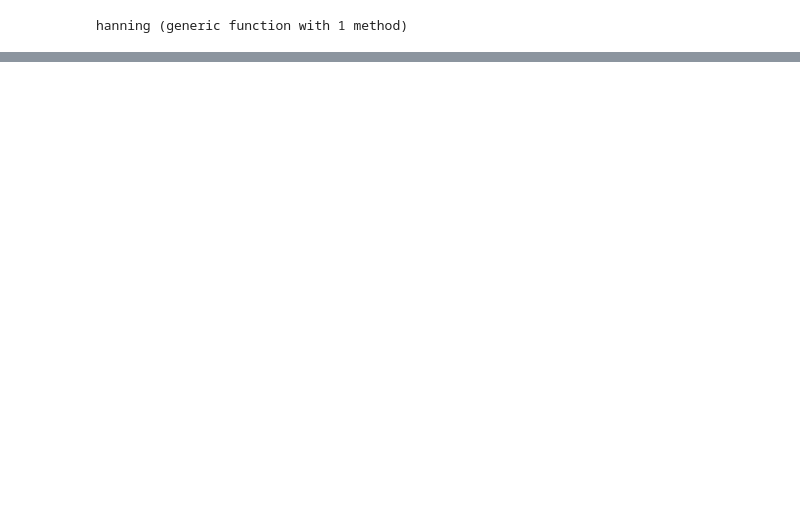
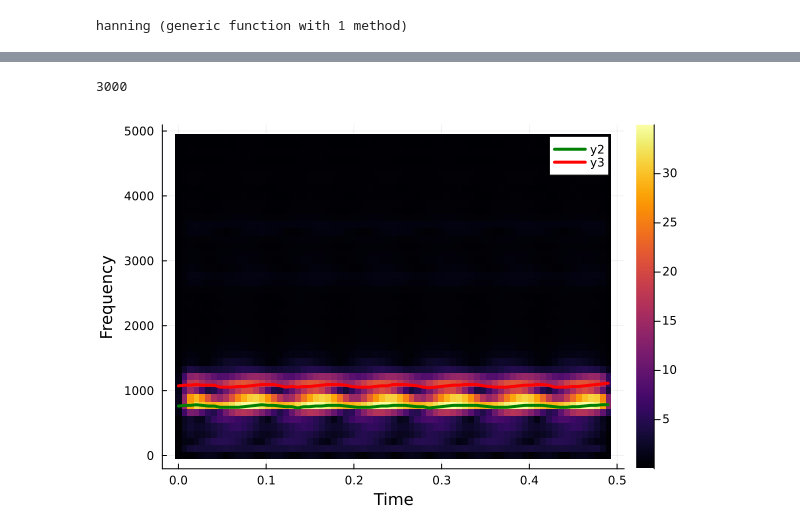
Before and after one commit to tschnoor/demonstration-notebooks, a Jupyter notebook: linear_makhoul_1975.ipynb, the cells around one changed output, grey strips where cells are left out. Saved outputs shown, nothing was run; the diff lists cells and outputs as text; code cells hidden in the pictures; blank space fills up the shorter version.

```diff
--- a/linear_makhoul_1975.ipynb
+++ b/linear_makhoul_1975.ipynb
@@ -45,15 +167,3 @@ for i in 1:num_windows
     windowed_signal = window .* hanning(window_size)
     push!(windows, windowed_signal)
 end
-# %%
-# Fuction for performing autocorrelation
-# Autocorrelation is basically a mathematical way of looking for repeating patterns in the signal
-# The function returns an array of autocorrelation values of length = order
-function autocorrelation(signal, p_order)
-    N = length(signal)
-    r = zeros(Float64, p_order + 1)
-    for k in 0:p_order # for every lag in order
-        r[k + 1] = sum(signal[1:N - k] .* signal[1 + k:N]) # sum the product of two different sections of the signal
-    end
-    return r
-end
@@ -110,0 +170,10 @@ println(s5)
+# %%
+f1 = []
+f2 = []
+window_size = 400
+overlap = 100
+order = 30
+n_freqs = 300
+formant_max = 3000
+# %% [output]
+3000
@@ -110,0 +207,49 @@ println(s5)
+# %%
+# signal, fs, b, opt = wavread("demo_data/aa_audio/audio_lpc_aa_fo160.wav")
+
+# Parameters for spectrogram
+# window_size = 400
+# overlap = 100
+
+function compute_spectrogram(signal, window_size, overlap)
+    num_windows = div(length(signal) - window_size, window_size - overlap) + 1
+    spectrogram = []
+
+    for i in 1:num_windows
+        start_idx = (i - 1) * (window_size - overlap) + 1
+        end_idx = start_idx + window_size - 1
+        window = signal[start_idx:end_idx]
+        windowed_signal = window .* hanning(window_size)
+        spectrum = abs.(fft(windowed_signal)[1:div(window_size,2)])
+        push!(spectrogram, spectrum)
+    end
+
+    return hcat(spectrogram...), num_windows
+end
+
+function hanning(size)
+    return 0.5 * (1 .- cos.(2π * (0:size-1) ./ (size-1)))
+end
+
+spectrogram, num_windows = compute_spectrogram(signal, window_size, overlap)
+
+n_samp = length(signal)
+time_step = (window_size - overlap) / fs
+t = 0:time_step:time_step * (num_windows - 1)  # Time vector
+
+# Define the maximum frequency you want to display
+fc = 5000 # in Hz
+
+# Convert fc to corresponding matrix index
+max_index = Int(round(fc * size(spectrogram, 1) / (fs / 2)))
+
+# Slice the spectrogram matrix to keep only the lower frequencies
+spectrogram = spectrogram[1:max_index, :]
+
+f = 1:fc/size(spectrogram, 1):fc
+
+heatmap(t, f, spectrogram, xlabel="Time", ylabel="Frequency")
+plot!(t, f1, linecolor="green", linewidth=3)
+plot!(t, f2, linecolor="red", linewidth=3)
+# %% [output]
+[figure, added]
```
Also changed, not shown: parts of 18 cells of this notebook.
